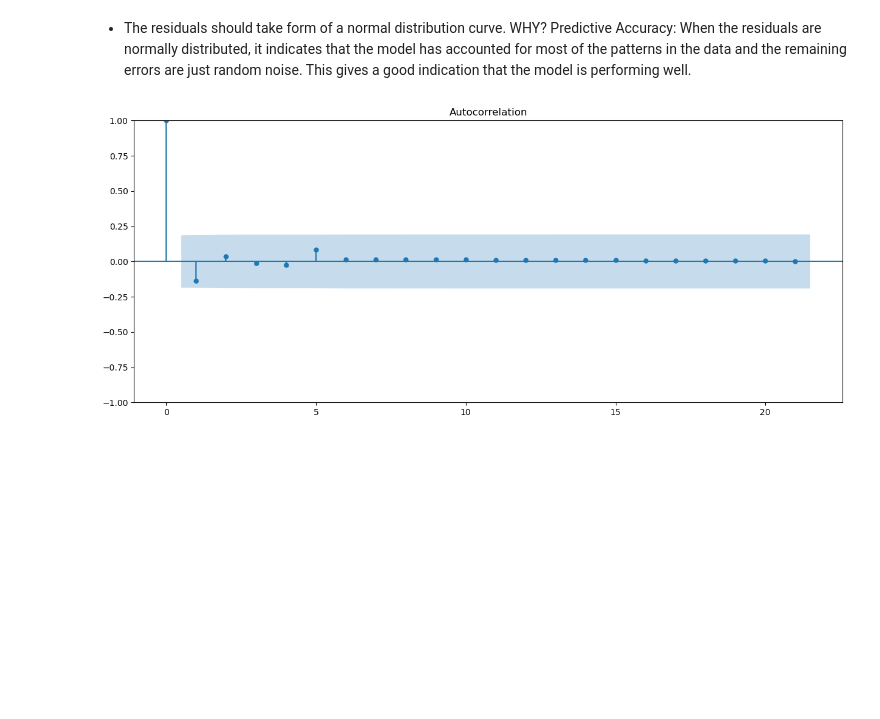
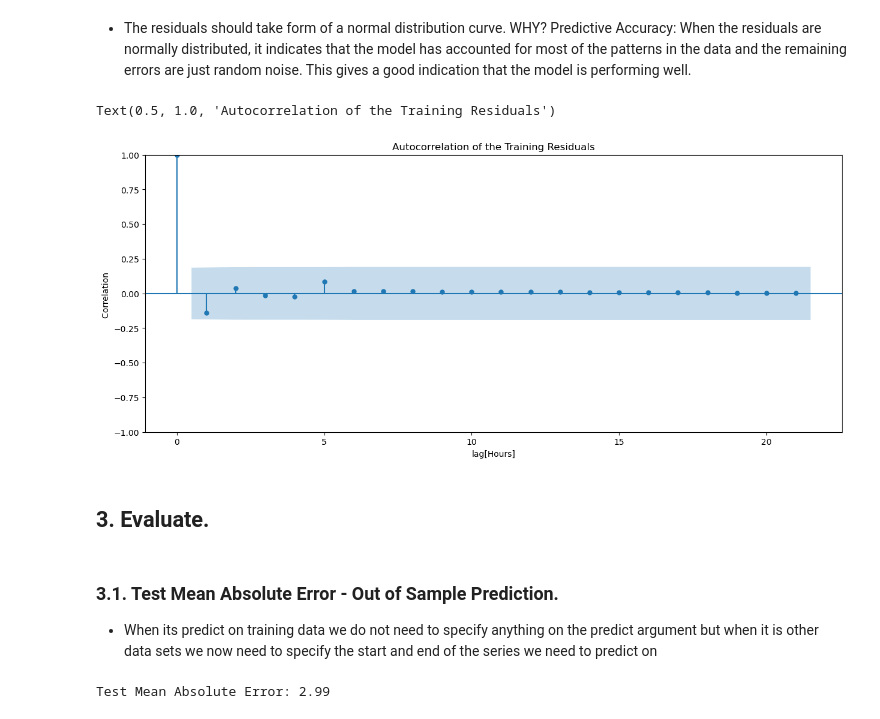
Before and after one commit to dumisanimukuchura/Air-Quality-in-Durban-Part-3-AutoRegressive-Model-with-TimeSeries-Data-from-MongoDB, a Jupyter notebook: notebook/Air-Quality-in-Durban-Part-3-AutoRegressive-Model-with-TimeSeries-Data-from-MongoDB.ipynb, the cells around one changed output. Saved outputs shown, nothing was run; the diff lists cells and outputs as text; code cells hidden in the pictures; blank space fills up the shorter version.

Commit message:
Evaluating the Model on test data with and without Walk Forward Validation

```diff
--- a/notebook/Air-Quality-in-Durban-Part-3-AutoRegressive-Model-with-TimeSeries-Data-from-MongoDB.ipynb
+++ b/notebook/Air-Quality-in-Durban-Part-3-AutoRegressive-Model-with-TimeSeries-Data-from-MongoDB.ipynb
@@ -204,8 +204,21 @@ plt.title("AR(1), Distribution of the Residuals");
 # %%
 #ACF Plot for the Residuals
 fig, ax = plt.subplots(figsize =(15,6))
 plot_acf(y_train_resid, ax=ax);
 plt.xlabel("lag[Hours]")
 plt.ylabel("Correlation ")
+plt.title("Autocorrelation of the Training Residuals")
 # %% [output]
+Text(0.5, 1.0, 'Autocorrelation of the Training Residuals')
-[figure, old version]
+[figure, new version]
+# %% [markdown]
+## 3. Evaluate.
+# %% [markdown]
+### 3.1. Test Mean Absolute Error - Out of Sample Prediction.
+- When its predict on training data we do not need to specify anything on the predict argument but when it is other data sets we now need to specify the start and end of the series we need to predict on
+# %%
+y_pred_test = model.predict(y_test.index.min(), y_test.index.max())
+test_mae = mean_absolute_error(y_test, y_pred_test)
+print("Test Mean Absolute Error:", round(test_mae, 2))
+# %% [output]
+Test Mean Absolute Error: 2.99
```
Also changed, not shown: parts of 10 cells of this notebook.
